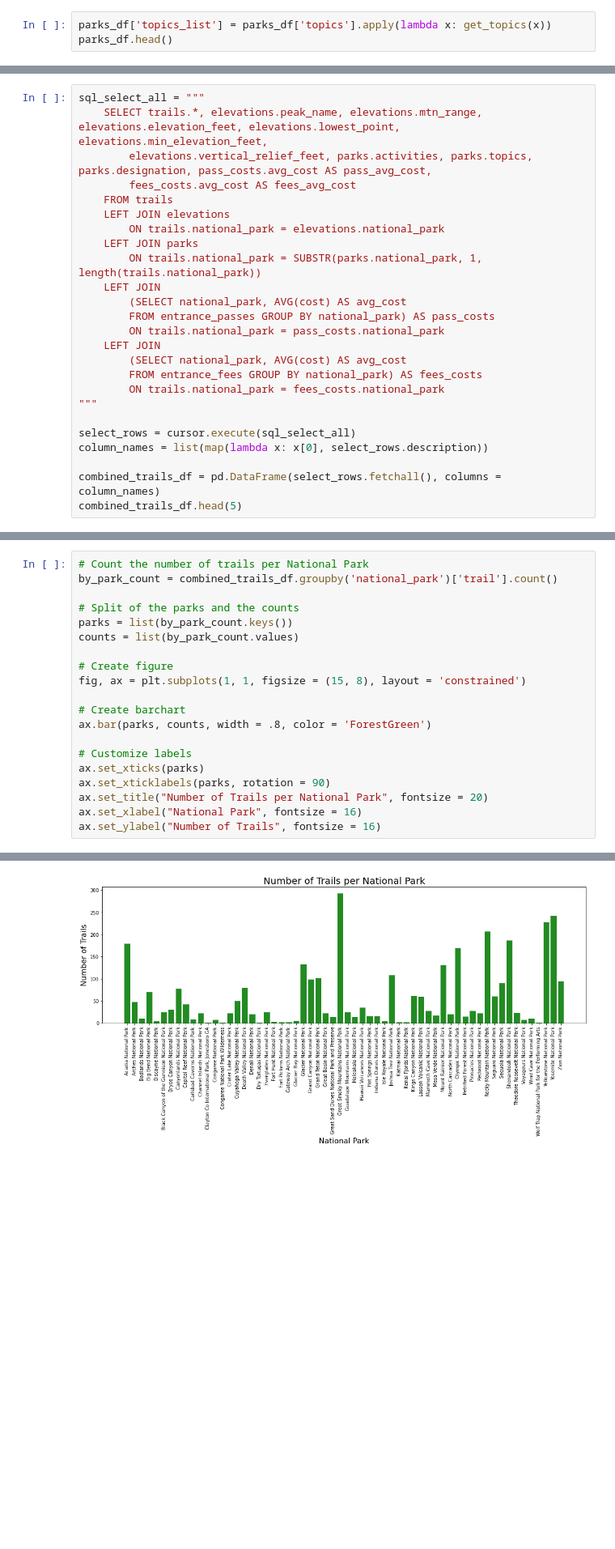
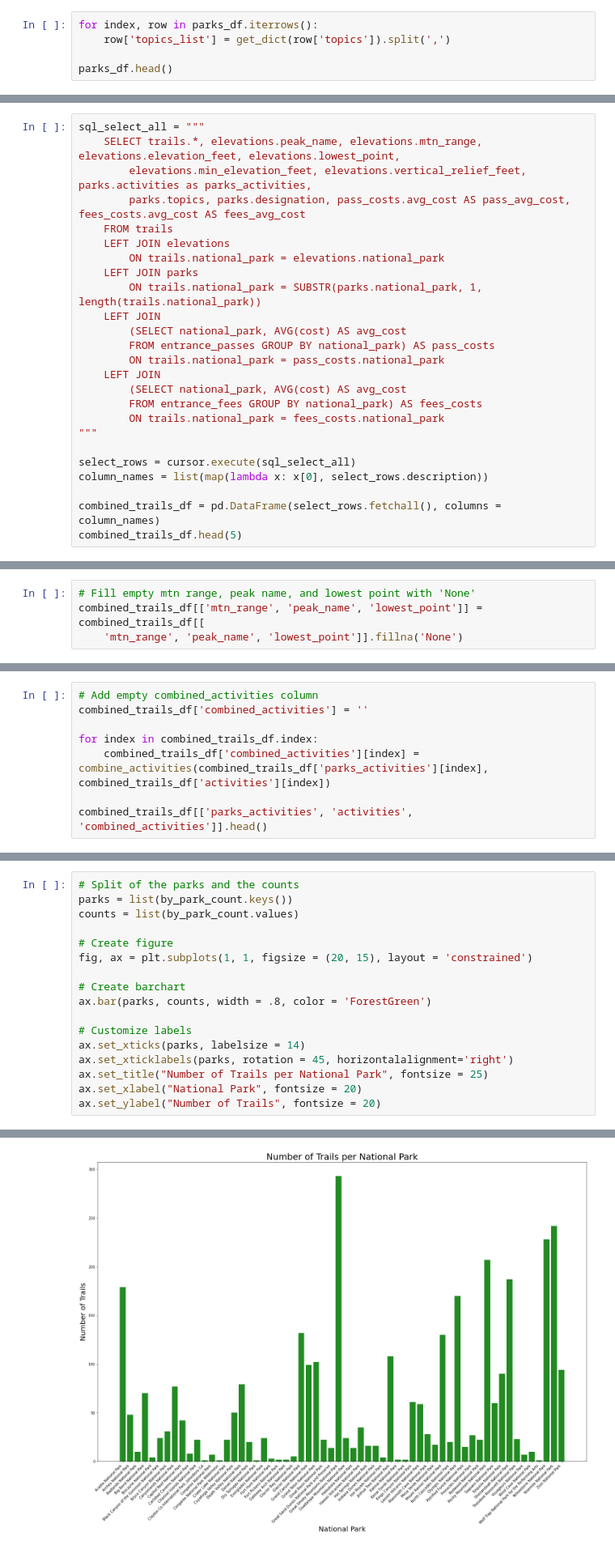
Before and after one commit to cableredi/BellevueUniv_MDS, a Jupyter notebook: DSC540/Term Paper/Term_Project_CableKimberly.ipynb, the cells around one changed output, grey strips where cells are left out. Shown at 81% size. Drawn from its saved outputs; the diff is of its cells as text; blank space fills up the shorter version.

```diff
--- a/DSC540/Term Paper/Term_Project_CableKimberly.ipynb
+++ b/DSC540/Term Paper/Term_Project_CableKimberly.ipynb
@@ -1046,5 +1074,7 @@ def get_topics(row):
 # %%
-parks_df['topics_list'] = parks_df['topics'].apply(lambda x: get_topics(x))
+for index, row in parks_df.iterrows():
+    row['topics_list'] = get_dict(row['topics']).split(',')
+
 parks_df.head()
 # %% [output]
 |  | url | fullName | description | latitude | longitude | activities | topics | states | entranceFees | ... |
@@ -1461,9 +1491,9 @@ trails_df.shape
 #### Join Elevations table to Trails table
 # %%
 sql_select_all = """
-    SELECT trails.*, elevations.peak_name, elevations.mtn_range, elevations.elevation_feet, elevations.lowest_point, elevations.min_elevation_feet,
-        elevations.vertical_relief_feet, parks.activities, parks.topics, parks.designation, pass_costs.avg_cost AS pass_avg_cost,
-        fees_costs.avg_cost AS fees_avg_cost
+    SELECT trails.*, elevations.peak_name, elevations.mtn_range, elevations.elevation_feet, elevations.lowest_point,
+        elevations.min_elevation_feet, elevations.vertical_relief_feet, parks.activities as parks_activities,
+        parks.topics, parks.designation, pass_costs.avg_cost AS pass_avg_cost, fees_costs.avg_cost AS fees_avg_cost
     FROM trails
     LEFT JOIN elevations
         ON trails.national_park = elevations.national_park
@@ -1513,0 +1588,4 @@ conn.close()
+# %%
+# Fill empty mtn range, peak name, and lowest point with 'None'
+combined_trails_df[['mtn_range', 'peak_name', 'lowest_point']] = combined_trails_df[[
+    'mtn_range', 'peak_name', 'lowest_point']].fillna('None')
@@ -1513,0 +1626,8 @@ conn.close()
+# %%
+# Add empty combined_activities column
+combined_trails_df['combined_activities'] = ''
+
+for index in combined_trails_df.index:
+    combined_trails_df['combined_activities'][index] = combine_activities(combined_trails_df['parks_activities'][index], combined_trails_df['activities'][index])
+
+combined_trails_df[['parks_activities', 'activities', 'combined_activities']].head()
@@ -1529,23 +1686,20 @@ Index(['index', 'trail', 'national_park', 'city', 'state', 'popularity',
 # %%
-# Count the number of trails per National Park
-by_park_count = combined_trails_df.groupby('national_park')['trail'].count()
-
 # Split of the parks and the counts
 parks = list(by_park_count.keys())
 counts = list(by_park_count.values)
 
 # Create figure
-fig, ax = plt.subplots(1, 1, figsize = (15, 8), layout = 'constrained')
+fig, ax = plt.subplots(1, 1, figsize = (20, 15), layout = 'constrained')
 
 # Create barchart
 ax.bar(parks, counts, width = .8, color = 'ForestGreen')
 
 # Customize labels
-ax.set_xticks(parks)
-ax.set_xticklabels(parks, rotation = 90)
-ax.set_title("Number of Trails per National Park", fontsize = 20)
-ax.set_xlabel("National Park", fontsize = 16)
-ax.set_ylabel("Number of Trails", fontsize = 16)
+ax.set_xticks(parks, labelsize = 14)
+ax.set_xticklabels(parks, rotation = 45, horizontalalignment='right')
+ax.set_title("Number of Trails per National Park", fontsize = 25)
+ax.set_xlabel("National Park", fontsize = 20)
+ax.set_ylabel("Number of Trails", fontsize = 20)
 # %% [output]
 Text(0, 0.5, 'Number of Trails')
-[figure, old version]
+[figure, new version]
```
Also changed, not shown: parts of 63 cells of this notebook.
